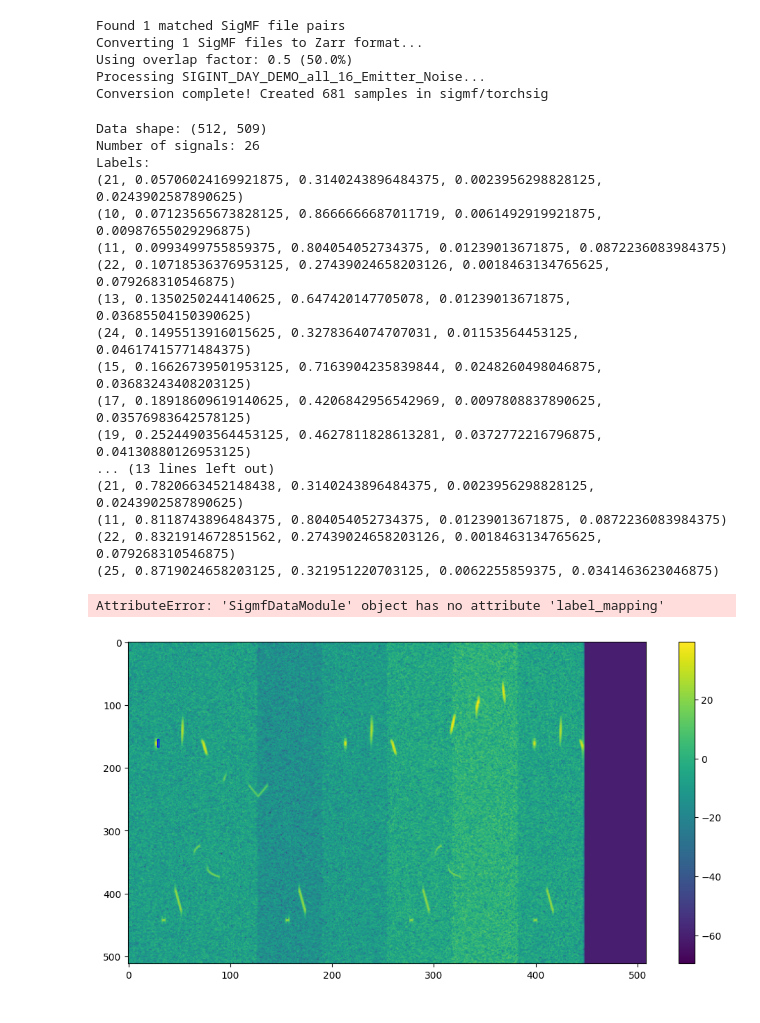
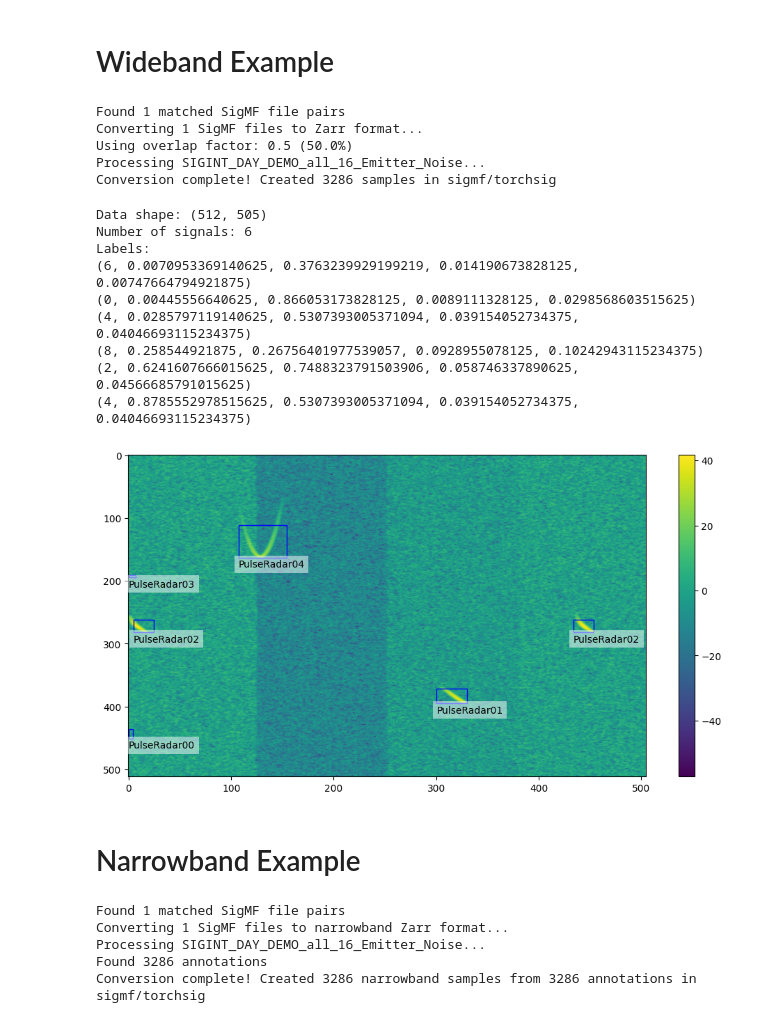
Before and after one commit to TorchDSP/torchsig, a Jupyter notebook: examples/sigmf_example.ipynb, the cells around one changed output. Cells and saved outputs as stored; diff of their text form; code cells hidden in the pictures.

Commit message:
added narrowband conversion

```diff
--- a/examples/sigmf_example.ipynb
+++ b/examples/sigmf_example.ipynb
@@ -32,6 +30,7 @@ class Spectrogram(DatasetTransform):
     def __init__(
         self,
         fft_size: int,
+        fft_stride_factor: int = 1,
         **kwargs
     ):
         super().__init__(**kwargs)
@@ -47,8 +46,13 @@ class Spectrogram(DatasetTransform):
         )
         self.update(signal)
         return signal
+# %% [markdown]
+# Wideband Example
 # %%
-transforms = [Normalize(norm=np.inf), Spectrogram(fft_size=fft_size)]
+fft_size = 512
+fft_stride_factor = 8
+
+transforms = [Normalize(norm=np.inf), Spectrogram(fft_size=fft_size, fft_stride_factor=fft_stride_factor)]
 target_transforms = [YOLOLabel()]
 
 
@@ -73,12 +77,12 @@ Found 1 matched SigMF file pairs
 Converting 1 SigMF files to Zarr format...
 Using overlap factor: 0.5 (50.0%)
 Processing SIGINT_DAY_DEMO_all_16_Emitter_Noise...
-Conversion complete! Created 681 samples in sigmf/torchsig
+Conversion complete! Created 3286 samples in sigmf/torchsig
 # %%
 # Access the train dataset
 train_dataset = dm.train
 # Print dataset information
-data, label = train_dataset[9]
+data, label = train_dataset[34]
 print(f"Data shape: {data.shape}")
 print(f"Number of signals: {len(label)}")
 nl = "\n"
@@ -96,49 +100,73 @@ fig.colorbar(pos, ax=ax)
 
 for t in label:
     classindex, xcenter, ycenter, normwidth, normheight = t
 
     actualwidth = width * normwidth
     actualheight = height * normheight
 
     actualxcenter = xcenter * width
     actualycenter = ycenter * height
 
     x_lowerleft = actualxcenter - (actualwidth / 2)
     y_lowerleft = actualycenter + (actualheight / 2)
 
     # print(x_lowerleft, y_lowerleft, actualwidth, actualheight)
 
     ax.add_patch(Rectangle(
         (x_lowerleft, y_lowerleft),
         actualwidth,
         -actualheight,
         linewidth=1,
         edgecolor='blue',
         facecolor='none'
     ))
 
     textDisplay = dm.label_mapping[classindex]
-    ax.text(x_lowerleft, y_lowerleft, textDisplay,
+    ax.text(x_lowerleft, y_lowerleft + 15, textDisplay,
             bbox=dict(facecolor='w', alpha=0.5, linewidth=0))
 
 plt.show()
 # %% [output]
-Data shape: (512, 509)
-Number of signals: 26
+Data shape: (512, 505)
+Number of signals: 6
 Labels:
-(21, 0.05706024169921875, 0.3140243896484375, 0.0023956298828125, 0.0243902587890625)
-(10, 0.07123565673828125, 0.8666666687011719, 0.0061492919921875, 0.00987655029296875)
-(11, 0.0993499755859375, 0.804054052734375, 0.01239013671875, 0.0872236083984375)
-(22, 0.10718536376953125, 0.27439024658203126, 0.0018463134765625, 0.079268310546875)
-(13, 0.1350250244140625, 0.647420147705078, 0.01239013671875, 0.03685504150390625)
-(24, 0.1495513916015625, 0.3278364074707031, 0.01153564453125, 0.04617415771484375)
-(15, 0.16626739501953125, 0.7163904235839844, 0.0248260498046875, 0.03683243408203125)
-(17, 0.18918609619140625, 0.4206842956542969, 0.0097808837890625, 0.03576983642578125)
-(19, 0.25244903564453125, 0.4627811828613281, 0.0372772216796875, 0.04130880126953125)
-... (13 lines left out)
-(21, 0.7820663452148438, 0.3140243896484375, 0.0023956298828125, 0.0243902587890625)
-(11, 0.8118743896484375, 0.804054052734375, 0.01239013671875, 0.0872236083984375)
-(22, 0.8321914672851562, 0.27439024658203126, 0.0018463134765625, 0.079268310546875)
-(25, 0.8719024658203125, 0.321951220703125, 0.0062255859375, 0.0341463623046875)
+(6, 0.0070953369140625, 0.3763239929199219, 0.014190673828125, 0.00747664794921875)
+(0, 0.00445556640625, 0.866053173828125, 0.0089111328125, 0.0298568603515625)
+(4, 0.0285797119140625, 0.5307393005371094, 0.039154052734375, 0.04046693115234375)
+(8, 0.258544921875, 0.26756401977539057, 0.0928955078125, 0.10242943115234375)
+(2, 0.6241607666015625, 0.7488323791503906, 0.058746337890625, 0.04566685791015625)
+(4, 0.8785552978515625, 0.5307393005371094, 0.039154052734375, 0.04046693115234375)
-AttributeError: 'SigmfDataModule' object has no attribute 'label_mapping'
-[figure, old version]
+[figure, new version]
+# %% [markdown]
+# Narrowband Example
+# %%
+fft_size = 512
+fft_stride_factor = 4
+
+transforms = [Normalize(norm=np.inf), Spectrogram(fft_size=fft_size, fft_stride_factor=4)]
+target_transforms = [YOLOLabel()]
+
+
+# Instantiate the data module
+dm = SigmfDataModule(
+    root=root,
+    dataset="narrowband",
+    batch_size=2,
+    num_workers=0,
+    overwrite=True,
+    transforms=transforms,
+    target_transforms=target_transforms,
+    fft_size=fft_size,
+    num_iq_samples=8192,
+    target_snr_db=5.0,  # Target SNR for narrowband extraction
+)
+
+# Run prepare_data (should create the YAML file)
+dm.prepare_data()
+dm.setup(stage='fit')
+# %% [output]
+Found 1 matched SigMF file pairs
+Converting 1 SigMF files to narrowband Zarr format...
+Processing SIGINT_DAY_DEMO_all_16_Emitter_Noise...
+Found 3286 annotations
+Conversion complete! Created 3286 narrowband samples from 3286 annotations in sigmf/torchsig
```
Also changed, not shown: parts of 2 cells of this notebook, 2 other files.
